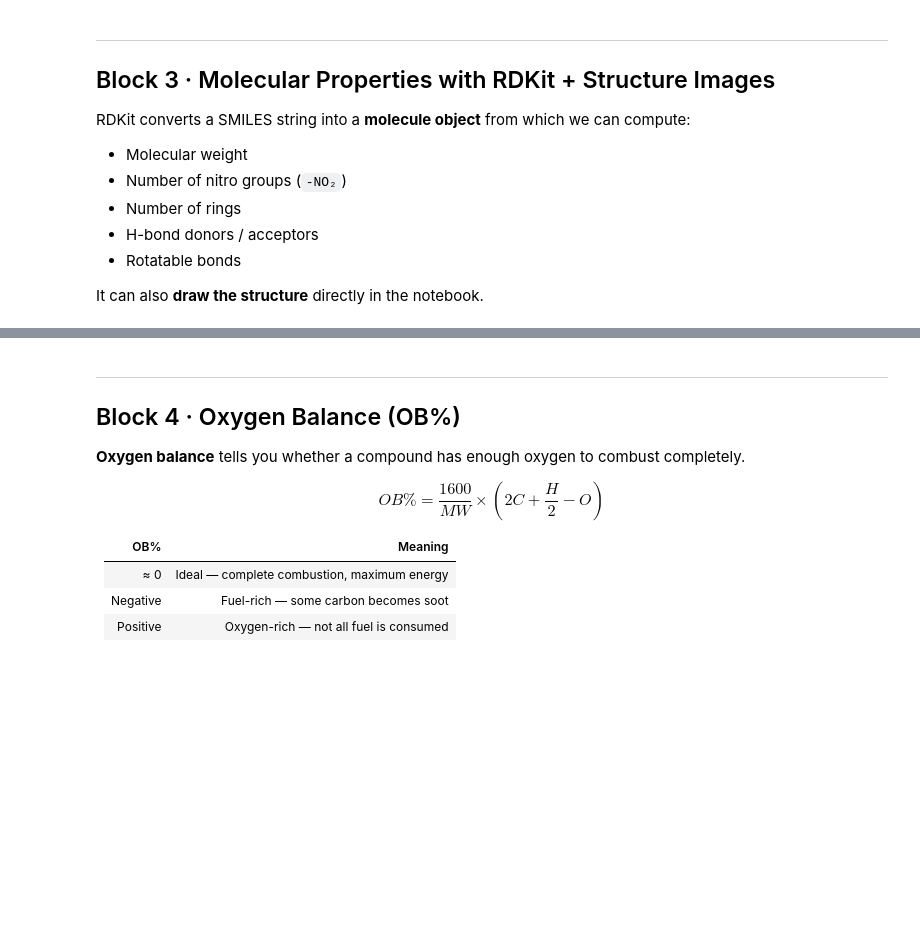
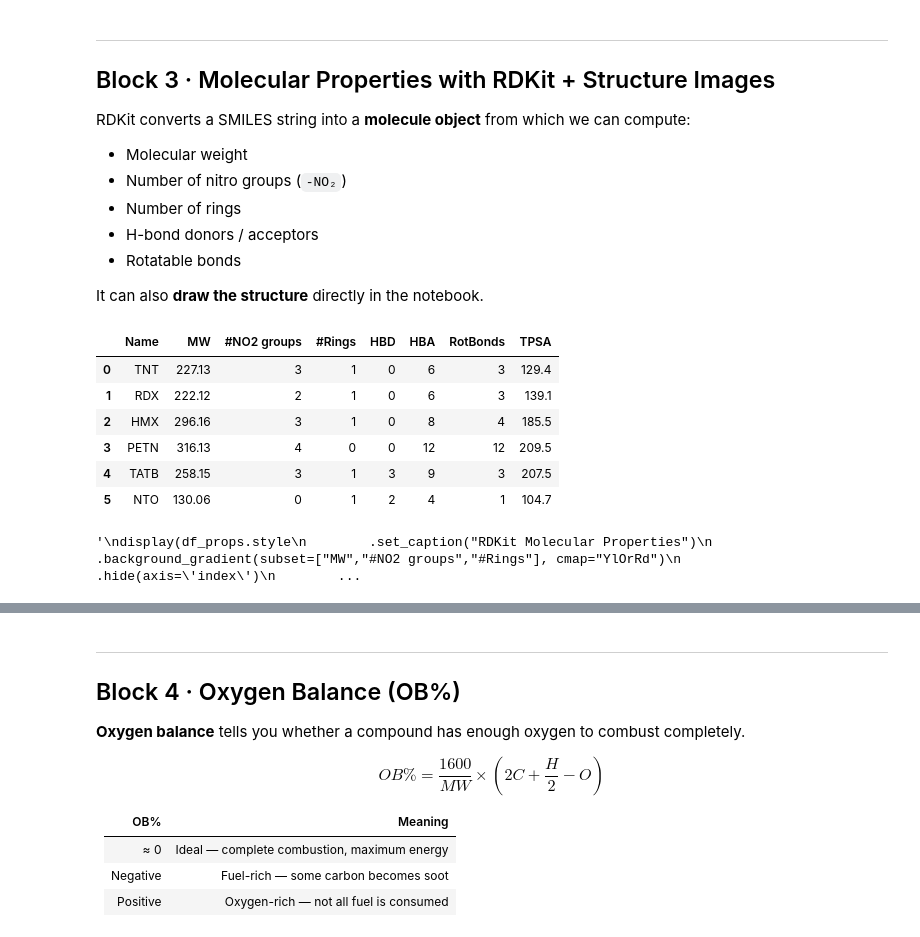
Before and after one commit to karthincl/hemscreener, a Jupyter notebook: Chapter1_HighEnergyMaterials.ipynb, the cells around one changed output, grey strips where cells are left out. Saved outputs shown, nothing was run; the diff lists cells and outputs as text; code cells hidden in the pictures; blank space fills up the shorter version.

```diff
--- a/Chapter1_HighEnergyMaterials.ipynb
+++ b/Chapter1_HighEnergyMaterials.ipynb
@@ -161,34 +183,45 @@ smiles_dict = {
     "HMX":  "O=[N+]([O-])N1CN([N+](=O)[O-])CN([N+](=O)[O-])CN([N+](=O)[O-])C1",
     "PETN": "C(CO[N+](=O)[O-])(CO[N+](=O)[O-])(CO[N+](=O)[O-])CO[N+](=O)[O-]",
     "TATB": "Nc1c([N+](=O)[O-])c(N)c([N+](=O)[O-])c(N)c1[N+](=O)[O-]",
     "NTO":  "O=[N+]([O-])c1n[nH]c(=O)[nH]1",
 }
 
 def rdkit_props(name, smi):
     mol = Chem.MolFromSmiles(smi)
     if mol is None:
         return None
     return {
         "Name":        name,
         "MW":          round(Descriptors.MolWt(mol), 2),
         "#NO2 groups": smi.count("[N+](=O)[O-]"),
         "#Rings":      rdMolDescriptors.CalcNumRings(mol),
         "HBD":         rdMolDescriptors.CalcNumHBD(mol),
         "HBA":         rdMolDescriptors.CalcNumHBA(mol),
         "RotBonds":    rdMolDescriptors.CalcNumRotatableBonds(mol),
         "TPSA":        round(Descriptors.TPSA(mol), 1),
     }
 
 props = [rdkit_props(n, s) for n, s in smiles_dict.items()]
 props = [p for p in props if p]          # remove None (bad SMILES)
 df_props = pd.DataFrame(props)
-
+display(df_props)
+"""
 display(df_props.style
         .set_caption("RDKit Molecular Properties")
         .background_gradient(subset=["MW","#NO2 groups","#Rings"], cmap="YlOrRd")
         .hide(axis='index')
         .set_table_styles([{'selector':'caption',
                             'props':[('font-size','14px'),('font-weight','bold')]}]))
+"""
+# %% [output]
+|  | Name | MW | #NO2 groups | #Rings | HBD | HBA | RotBonds | TPSA |
+| 0 | TNT | 227.13 | 3 | 1 | 0 | 6 | 3 | 129.4 |
+| 1 | RDX | 222.12 | 2 | 1 | 0 | 6 | 3 | 139.1 |
+| 2 | HMX | 296.16 | 3 | 1 | 0 | 8 | 4 | 185.5 |
+| 3 | PETN | 316.13 | 4 | 0 | 0 | 12 | 12 | 209.5 |
+| 4 | TATB | 258.15 | 3 | 1 | 3 | 9 | 3 | 207.5 |
+| 5 | NTO | 130.06 | 0 | 1 | 2 | 4 | 1 | 104.7 |
+'\ndisplay(df_props.style\n        .set_caption("RDKit Molecular Properties")\n        .background_gradient(subset=["MW","#NO2 groups","#Rings"], cmap="YlOrRd")\n        .hide(axis=\'index\')\n        ...
 # %%
 # ── 3b: Draw molecule structures as a grid ─────────────────────
 
```
Also changed, not shown: parts of 11 cells of this notebook, 4 other files.
